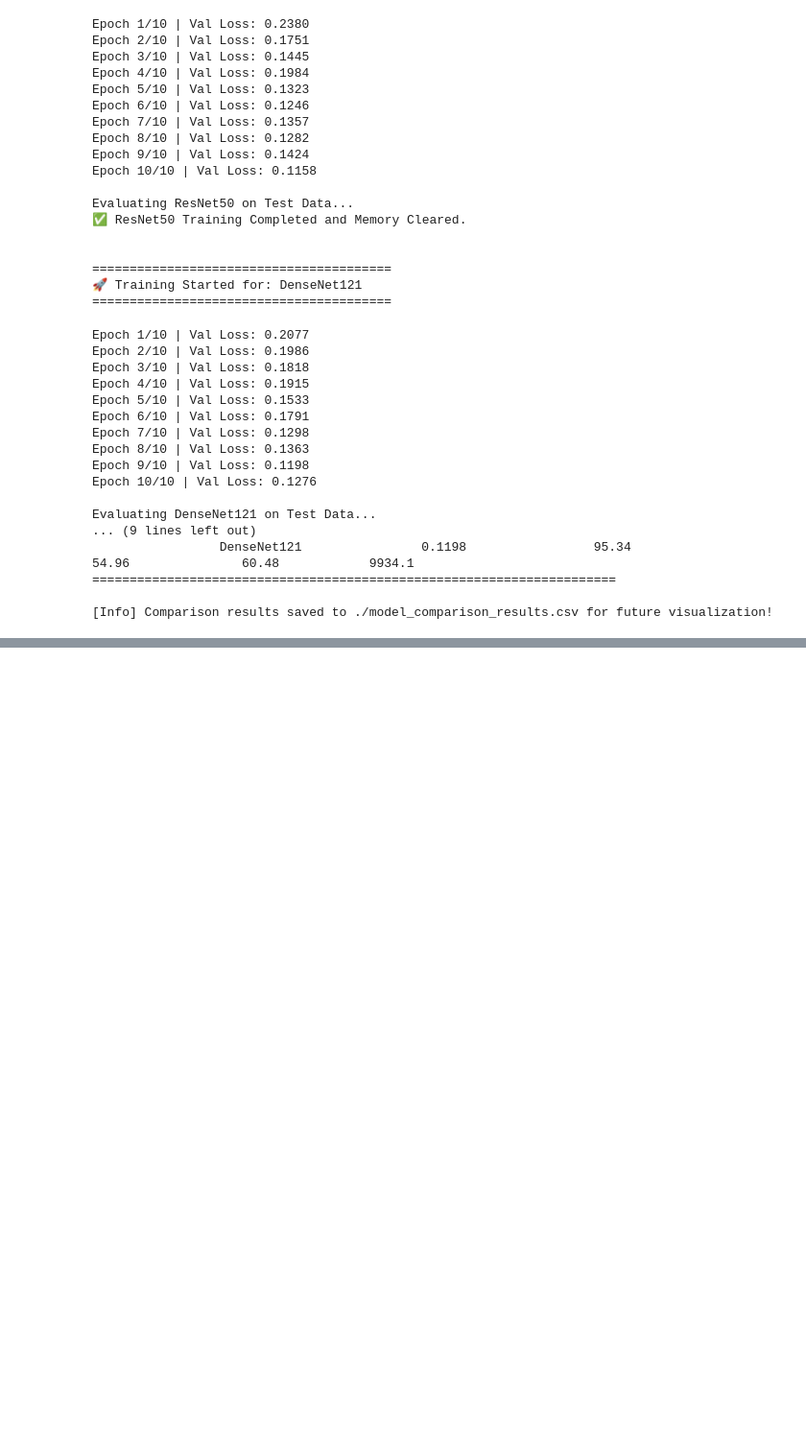
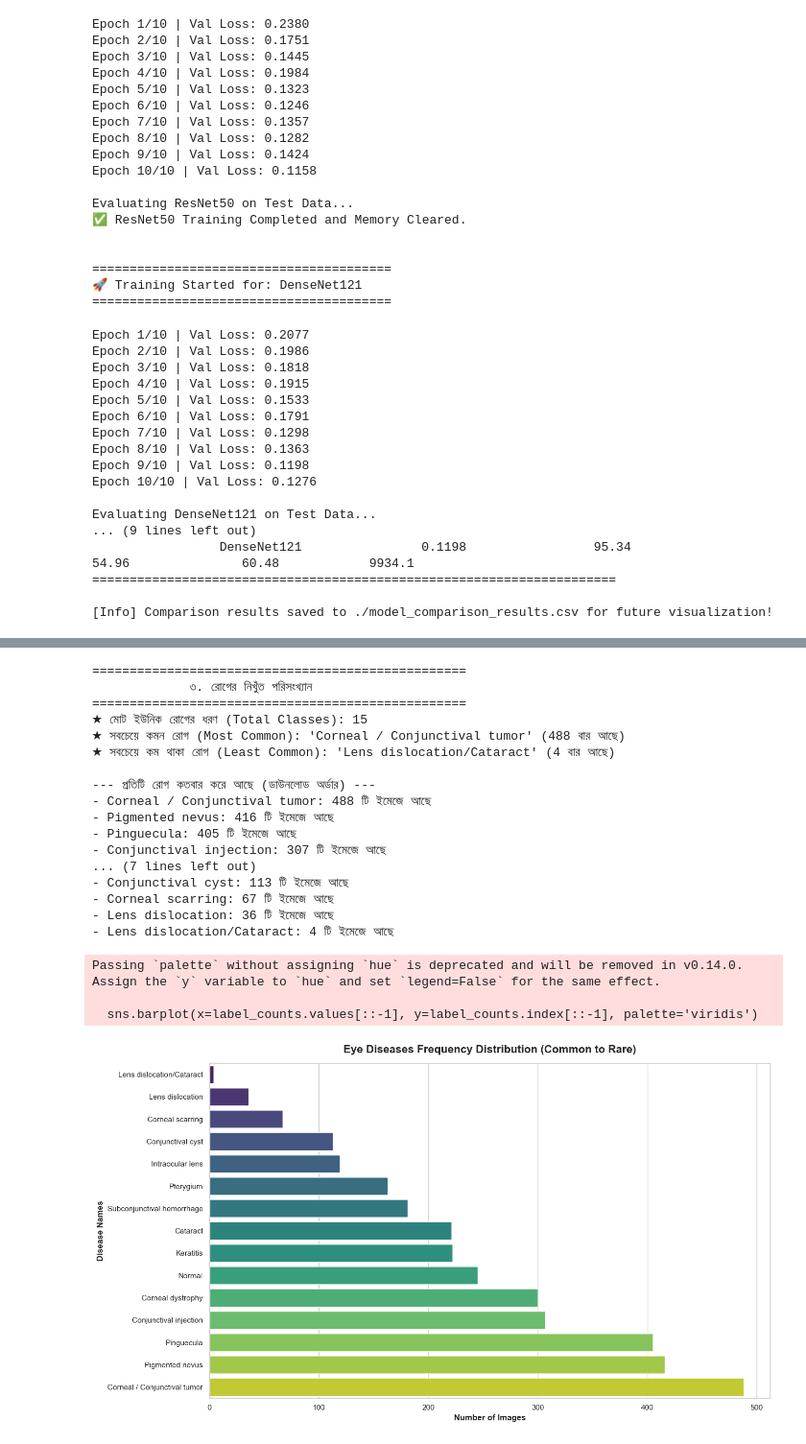
Before and after one commit to joyassroy/thesis-projects-DL, a Jupyter notebook: slit-lamp-local.ipynb, the cells around one changed output, grey strips where cells are left out. Shown at 96% size. Saved outputs shown, nothing was run; the diff lists cells and outputs as text; code cells hidden in the pictures; blank space fills up the shorter version.

```diff
--- a/slit-lamp-local.ipynb
+++ b/slit-lamp-local.ipynb
@@ -669,0 +765,46 @@ Evaluating DenseNet121 on Test Data...
+# %%
+# Cell 3: রোগের টাইপ, কাউন্ট এবং ভিজ্যুয়ালাইজেশন
+all_labels = [label for sublist in df_final['labels'] for label in sublist]
+label_counts = pd.Series(all_labels).value_counts()
+
+print("==================================================")
+print("             ৩. রোগের নিখুঁত পরিসংখ্যান            ")
+print("==================================================")
+print(f"★ মোট ইউনিক রোগের ধরণ (Total Classes): {len(label_counts)}")
+print(f"★ সবচেয়ে কমন রোগ (Most Common): '{label_counts.index[0]}' ({label_counts.values[0]} বার আছে)")
+print(f"★ সবচেয়ে কম থাকা রোগ (Least Common): '{label_counts.index[-1]}' ({label_counts.values[-1]} বার আছে)")
+print("\n--- প্রতিটি রোগ কতবার করে আছে (ডাউনলোড অর্ডার) ---")
+for disease, count in label_counts.items():
+    print(f"- {disease}: {count} টি ইমেজে আছে")
+
+# জুপিটারে সরাসরি প্লট করার কোড
+plt.figure(figsize=(14, 8))
+# ছোট থেকে বড় আকারে সাজিয়ে প্লট করা
+sns.barplot(x=label_counts.values[::-1], y=label_counts.index[::-1], palette='viridis')
+plt.title('Eye Diseases Frequency Distribution (Common to Rare)', fontsize=16, fontweight='bold', pad=15)
+plt.xlabel('Number of Images', fontsize=12, fontweight='bold')
+plt.ylabel('Disease Names', fontsize=12, fontweight='bold')
+plt.tight_layout()
+plt.show() # জুপিটারেই গ্রাফ পপ-আপ বা শো করবে
+# %% [output]
+==================================================
+             ৩. রোগের নিখুঁত পরিসংখ্যান
+==================================================
+★ মোট ইউনিক রোগের ধরণ (Total Classes): 15
+★ সবচেয়ে কমন রোগ (Most Common): 'Corneal / Conjunctival tumor' (488 বার আছে)
+★ সবচেয়ে কম থাকা রোগ (Least Common): 'Lens dislocation/Cataract' (4 বার আছে)
+
+--- প্রতিটি রোগ কতবার করে আছে (ডাউনলোড অর্ডার) ---
+- Corneal / Conjunctival tumor: 488 টি ইমেজে আছে
+- Pigmented nevus: 416 টি ইমেজে আছে
+- Pinguecula: 405 টি ইমেজে আছে
+- Conjunctival injection: 307 টি ইমেজে আছে
+... (7 lines left out)
+- Conjunctival cyst: 113 টি ইমেজে আছে
+- Corneal scarring: 67 টি ইমেজে আছে
+- Lens dislocation: 36 টি ইমেজে আছে
+- Lens dislocation/Cataract: 4 টি ইমেজে আছে
+Passing `palette` without assigning `hue` is deprecated and will be removed in v0.14.0. Assign the `y` variable to `hue` and set `legend=False` for the same effect.
+
+  sns.barplot(x=label_counts.values[::-1], y=label_counts.index[::-1], palette='viridis')
+[figure, added]
```
Also changed, not shown: parts of 4 cells of this notebook.
